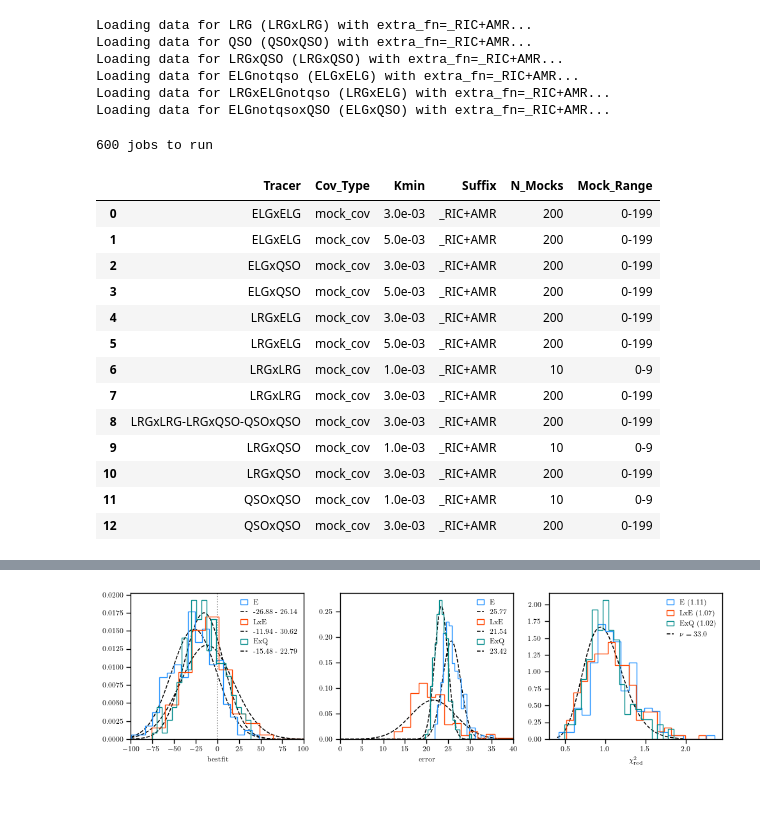
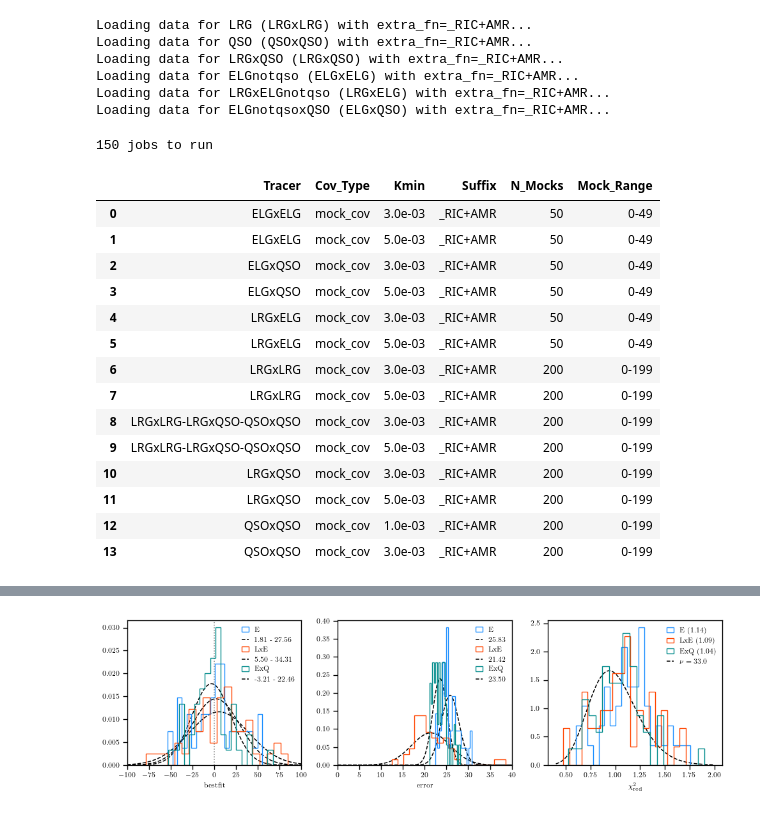
Before and after one commit to AlbertoRosado1/cai-dr2-clustering-products, a Jupyter notebook: local_png/validation_mocks.ipynb, the cells around one changed output, grey strips where cells are left out. Saved outputs shown, nothing was run; the diff lists cells and outputs as text; code cells hidden in the pictures.

Commit message:
validation with mocks

```diff
--- a/local_png/validation_mocks.ipynb
+++ b/local_png/validation_mocks.ipynb
@@ -129,10 +129,8 @@ kmin = 1e-3
 
 nmean = 50  # number of mocks to use for the mean.
 
-
 pk, zeff = {}, {}
 window, mocks, mean_mocks = {}, {}, {}
-#glams, mean_glams = {}, {}
 
 std = {}
 
@@ -168,6 +166,19 @@ for tracer in tracer_to_load:
         for key in ['', 'RIC', 'DR1-RIC', 'RIC+AMR', 'DR1-RIC+AMR']:
             mean_mocks[tracer][region][key] = lsstypes.mean(mocks[tracer][region][key][:nmean]) if mocks[tracer][region][key] is not None else None
 
+        if 'ELG' in tracer:
+            weight_type_mocks = {
+                'ELGnotqso': 'default-fkp-oqe-wsys-imlin',
+                'LRGxELGnotqso': 'default-fkp-oqexdefault-fkp-oqe-wsys-imlin',
+                'ELGnotqsoxQSO': 'default-fkp-oqe-wsys-imlinxdefault-fkp-oqe',
+            }[tracer_to_read]
+
+            if key in ['RIC+AMR', 'DR1-RIC+AMR']:  # only load mocks for this weight type, to save time and disk space.
+                tmp = load_data(data_dir, mocks_dir, tracer_to_read, fiducial, window_extra='RIC+AMR', weight_type_mocks=weight_type_mocks, nmocks=nmean)[-1]
+                mean_mocks[tracer][region]['RIC+AMR'] = lsstypes.mean(tmp)
+            else:
+                mean_mocks[tracer][region]['RIC+AMR'] = None
+
         # Load Glam mocks:
         # try:
         #     fns_mock = [get_stats_fn(kind='mesh2_spectrum_poles', stats_dir=mocks_dir, project='glam-uchuu-v2-altmtl', tracer=tracer, region=region,
@@ -507,7 +528,8 @@ for tracer in tracer_to_load:
                 if 'x' in tracer_save:
                     tt1, tt2 = tracer_save.split('x')
                     tt1, tt2 = tt1[:3], tt2[:3]
-                    params = ['fnl_loc', f'{tt2}_{tracer_save}_ell0.b1', f'{tt1}_{tracer_save}_ell0x{tt2}_{tracer_save}_ell0.sn0', f'{tt2}_{tracer_save}_ell0.sigmas']
+                    tmp = 'x'.join([tt1, tt2])
+                    params = ['fnl_loc', f'{tt2}_{tmp}_ell0.b1', f'{tt1}_{tmp}_ell0x{tt2}_{tmp}_ell0.sn0', f'{tt2}_{tmp}_ell0.sigmas']
                 else:
                     tt = tracer_save[:3]
                     params = ['fnl_loc', f'{tt}_ell0.b1', f'{tt}_ell0.sn0', f'{tt}_ell0.sigmas']
@@ -554,7 +576,8 @@ for tracer in tracer_to_load:
     if 'x' in tracer_save:
         tt1, tt2 = tracer_save.split('x')
         tt1, tt2 = tt1[:3], tt2[:3]
-        params_to_show = ['fnl_loc', f'{tt2}_{tracer_save}_ell0.b1']
+        tmp = 'x'.join([tt1, tt2])
+        params_to_show = ['fnl_loc', f'{tt2}_{tmp}_ell0.b1']
     else:
         tt = tracer_save[:3]
         params_to_show = ['fnl_loc', f'{tt}_ell0.b1']
@@ -1009,14 +1056,15 @@ Loading data for ELGnotqso (ELGxELG) with extra_fn=_RIC+AMR...
 Loading data for LRGxELGnotqso (LRGxELG) with extra_fn=_RIC+AMR...
 Loading data for ELGnotqsoxQSO (ELGxQSO) with extra_fn=_RIC+AMR...
 # %%
-tracers = ['LRGxLRG', 'QSOxQSO', 'LRGxQSO', 'ELGxELG', 'LRGxELG', 'ELGxQSO']
+#tracers = ['LRGxLRG', 'QSOxQSO', 'LRGxQSO']
+tracers = ['ELGxELG', 'LRGxELG', 'ELGxQSO']
 #tracers = ['LRGxLRG-LRGxQSO-QSOxQSO']
 #tracers = ['LRGxLRG-LRGxQSO-QSOxQSO-ELGxQSO-LRGxELG-ELGxELG']
 
 analytical_covariances = [False, True][:1]
-kmin = [1e-3, 3e-3, 5e-3][2:3]
+kmin = [1e-3, 3e-3, 5e-3][1:2]
 
-nmocks = 200
+nmocks = 50
 
 # Do you want to rerun the profiling even if the output file already exists?
 force_profiling = False
@@ -1030,11 +1078,12 @@ base_dir = mocks_dir.replace('summary_statistics', 'profiles') + f"/holi-v3-altm
 with ProcessPoolExecutor(4) as executor:
     list(tqdm.tqdm(
         executor.map(run_profiling_one_mock,
-                    [mocks   for t, _, _, _ in jobs],
-                    [windows for t, _, _, _ in jobs],
-                    [covs    for t, _, _, _ in jobs],
+                    [mocks] * len(jobs),
+                    [windows] * len(jobs),
+                    [covs] * len(jobs),
                     [t       for t, _, _, _ in jobs],
                     [i       for _, i, _, _ in jobs],
+                    [alternative_mocks] * len(jobs),
                     [kk      for _, _, kk, _ in jobs],
                     [ac      for _, _, _, ac in jobs],
                     [force_profiling] * len(jobs),
@@ -1045,12 +1094,12 @@ with ProcessPoolExecutor(4) as executor:
 
 # Sequential fallback (npool=1):
 # for t, i, kk, ac in jobs:
-#     profiler = run_profiling_one_mock(mocks, windows, covs, t, imock=i,
+#     profiler = run_profiling_one_mock(mocks, windows, covs, t, imock=i, alternative_mocks=alternative_mocks,
 #                            kmin=kk, analytical_covariance=ac, force_profiling=force_profiling,
 #                            base_dir=base_dir, fiducial=fiducial, extra_fn=extra_fn, return_profiler=True)
 #     print(profiler.profiles.to_stats(tablefmt="pretty"))
 # %% [output]
-600 jobs to run
+150 jobs to run
 # %%
 # Load all the available profiles into a nested dictionary for easy access:
 profiles = load_all_profiles(mocks_dir)
@@ -1059,32 +1108,33 @@ summary_df = summary_profiles(profiles)
 display(summary_df)
 # %% [output]
 |  | Tracer | Cov_Type | Kmin | Suffix | N_Mocks | Mock_Range |
-| 0 | ELGxELG | mock_cov | 3.0e-03 | _RIC+AMR | 200 | 0-199 |
-| 1 | ELGxELG | mock_cov | 5.0e-03 | _RIC+AMR | 200 | 0-199 |
-| 2 | ELGxQSO | mock_cov | 3.0e-03 | _RIC+AMR | 200 | 0-199 |
-| 3 | ELGxQSO | mock_cov | 5.0e-03 | _RIC+AMR | 200 | 0-199 |
-| 4 | LRGxELG | mock_cov | 3.0e-03 | _RIC+AMR | 200 | 0-199 |
-| 5 | LRGxELG | mock_cov | 5.0e-03 | _RIC+AMR | 200 | 0-199 |
-| 6 | LRGxLRG | mock_cov | 1.0e-03 | _RIC+AMR | 10 | 0-9 |
-| 7 | LRGxLRG | mock_cov | 3.0e-03 | _RIC+AMR | 200 | 0-199 |
+| 0 | ELGxELG | mock_cov | 3.0e-03 | _RIC+AMR | 50 | 0-49 |
+| 1 | ELGxELG | mock_cov | 5.0e-03 | _RIC+AMR | 50 | 0-49 |
+| 2 | ELGxQSO | mock_cov | 3.0e-03 | _RIC+AMR | 50 | 0-49 |
+| 3 | ELGxQSO | mock_cov | 5.0e-03 | _RIC+AMR | 50 | 0-49 |
+| 4 | LRGxELG | mock_cov | 3.0e-03 | _RIC+AMR | 50 | 0-49 |
+| 5 | LRGxELG | mock_cov | 5.0e-03 | _RIC+AMR | 50 | 0-49 |
+| 6 | LRGxLRG | mock_cov | 3.0e-03 | _RIC+AMR | 200 | 0-199 |
+| 7 | LRGxLRG | mock_cov | 5.0e-03 | _RIC+AMR | 200 | 0-199 |
 | 8 | LRGxLRG-LRGxQSO-QSOxQSO | mock_cov | 3.0e-03 | _RIC+AMR | 200 | 0-199 |
-| 9 | LRGxQSO | mock_cov | 1.0e-03 | _RIC+AMR | 10 | 0-9 |
+| 9 | LRGxLRG-LRGxQSO-QSOxQSO | mock_cov | 5.0e-03 | _RIC+AMR | 200 | 0-199 |
 | 10 | LRGxQSO | mock_cov | 3.0e-03 | _RIC+AMR | 200 | 0-199 |
-| 11 | QSOxQSO | mock_cov | 1.0e-03 | _RIC+AMR | 10 | 0-9 |
-| 12 | QSOxQSO | mock_cov | 3.0e-03 | _RIC+AMR | 200 | 0-199 |
+| 11 | LRGxQSO | mock_cov | 5.0e-03 | _RIC+AMR | 200 | 0-199 |
+| 12 | QSOxQSO | mock_cov | 1.0e-03 | _RIC+AMR | 200 | 0-199 |
+| 13 | QSOxQSO | mock_cov | 3.0e-03 | _RIC+AMR | 200 | 0-199 |
 # %%
-tracers_to_plot = ['LRGxLRG', 'QSOxQSO', 'LRGxQSO', 'LRGxLRG-LRGxQSO-QSOxQSO']
+tracers_to_plot = ['LRGxLRG', 'QSOxQSO', 'LRGxQSO'] #, 'LRGxLRG-LRGxQSO-QSOxQSO']
 kmin = 3e-3
 extra_fn = '_RIC+AMR'
-diagnostic_plot(profiles, tracers_to_plot, kmin, extra_fn, nmocks, xlim_fnl=30, xlim_fnlerr=20, fn_fig='fig/one-by-one_diagnostic_lrg-qso-kmin-3e-3.png')
+diagnostic_plot(profiles, tracers_to_plot, kmin, extra_fn, 200, xlim_fnl=30, xlim_fnlerr=20, fn_fig='fig/one-by-one_diagnostic_lrg-qso-kmin-{kmin}.png')
 
 tracers_to_plot = ['ELGxELG', 'LRGxELG', 'ELGxQSO']
 kmin = 3e-3
 extra_fn = '_RIC+AMR'
-diagnostic_plot(profiles, tracers_to_plot, kmin, extra_fn, nmocks, xlim_fnl=100, xlim_fnlerr=40, fn_fig='fig/one-by-one_diagnostic_elg-kmin-3e-3.png')
+diagnostic_plot(profiles, tracers_to_plot, kmin, extra_fn, 50, xlim_fnl=100, xlim_fnlerr=40, fn_fig='fig/one-by-one_diagnostic_elg-kmin-{kmin}.png')
 
 tracers_to_plot = ['ELGxELG', 'LRGxELG', 'ELGxQSO']
 kmin = 5e-3
 extra_fn = '_RIC+AMR'
-diagnostic_plot(profiles, tracers_to_plot, kmin, extra_fn, nmocks, xlim_fnl=100, xlim_fnlerr=40, fn_fig='fig/one-by-one_diagnostic_elg-kmin-5e-3.png')
+diagnostic_plot(profiles, tracers_to_plot, kmin, extra_fn, 50, xlim_fnl=100, xlim_fnlerr=40, fn_fig='fig/one-by-one_diagnostic_elg-kmin-{kmin}.png')
 # %% [output]
@@ -1093 +1143 @@ diagnostic_plot(profiles, tracers_to_plot, kmin, extra_fn, nmocks, xlim_fnl=100,
-[figure, old version]
+[figure, new version]
```
Also changed, not shown: parts of 13 cells of this notebook, 2 other files.
